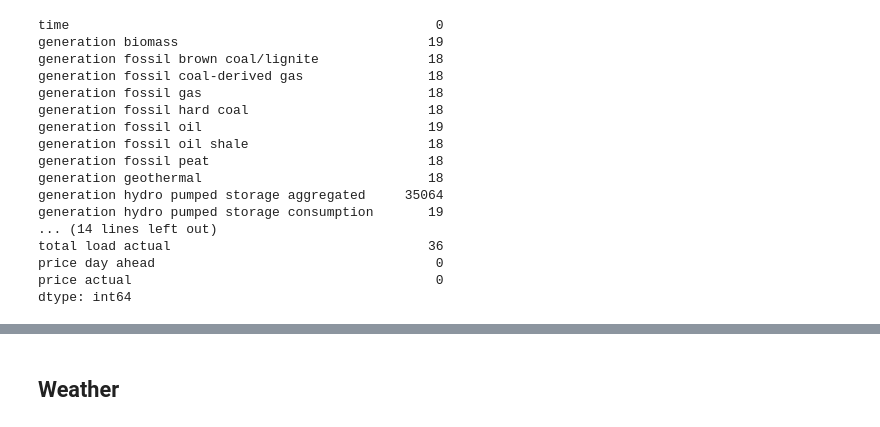
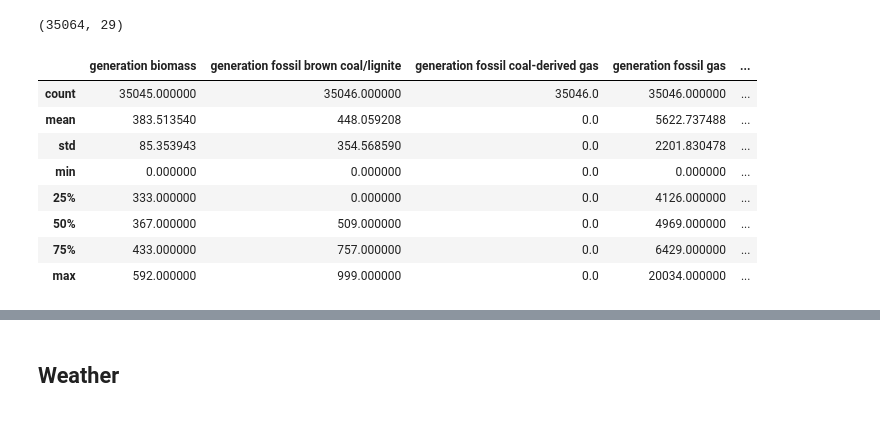
Before and after one commit to MDS-Mountain-Club/MDS_ML_Project, a Jupyter notebook: ML_Project.ipynb, the cells around one changed output, grey strips where cells are left out. Drawn from its saved outputs; the diff is of its cells as text; code cells hidden in the pictures.

```diff
--- a/ML_Project.ipynb
+++ b/ML_Project.ipynb
@@ -23,3 +9,22 @@ from math import sqrt
 # %%
 # Importing the energy data
 df_energy = pd.read_csv('Data\energy_dataset.csv',parse_dates=['time'])
+# %%
+# 35064 rows and 29 columns
+df_energy.shape
+# %% [output]
+(35064, 29)
+# %%
+# To see the general information of all column
+pd.set_option('display.max_columns',None)
+df_energy.describe()
+# %% [output]
+|  | generation biomass | generation fossil brown coal/lignite | generation fossil coal-derived gas | generation fossil gas | ... |
+| count | 35045.000000 | 35046.000000 | 35046.0 | 35046.000000 | ... |
+| mean | 383.513540 | 448.059208 | 0.0 | 5622.737488 | ... |
+| std | 85.353943 | 354.568590 | 0.0 | 2201.830478 | ... |
+| min | 0.000000 | 0.000000 | 0.0 | 0.000000 | ... |
+| 25% | 333.000000 | 0.000000 | 0.0 | 4126.000000 | ... |
+| 50% | 367.000000 | 509.000000 | 0.0 | 4969.000000 | ... |
+| 75% | 433.000000 | 757.000000 | 0.0 | 6429.000000 | ... |
+| max | 592.000000 | 999.000000 | 0.0 | 20034.000000 | ... |
@@ -26,20 +36,3 @@ df_energy = pd.read_csv('Data\energy_dataset.csv',parse_dates=['time'])
 # %%
-df_energy.isna().sum()
+# And also drop columns which contains only NA value
+df_energy.dropna(axis = 1, how='all',inplace=True)
-# %% [output]
-time                                               0
-generation biomass                                19
-generation fossil brown coal/lignite              18
-generation fossil coal-derived gas                18
-generation fossil gas                             18
-generation fossil hard coal                       18
-generation fossil oil                             19
-generation fossil oil shale                       18
-generation fossil peat                            18
-generation geothermal                             18
-generation hydro pumped storage aggregated     35064
-generation hydro pumped storage consumption       19
-... (14 lines left out)
-total load actual                                 36
-price day ahead                                    0
-price actual                                       0
-dtype: int64
```
Also changed, not shown: parts of 20 cells of this notebook.
